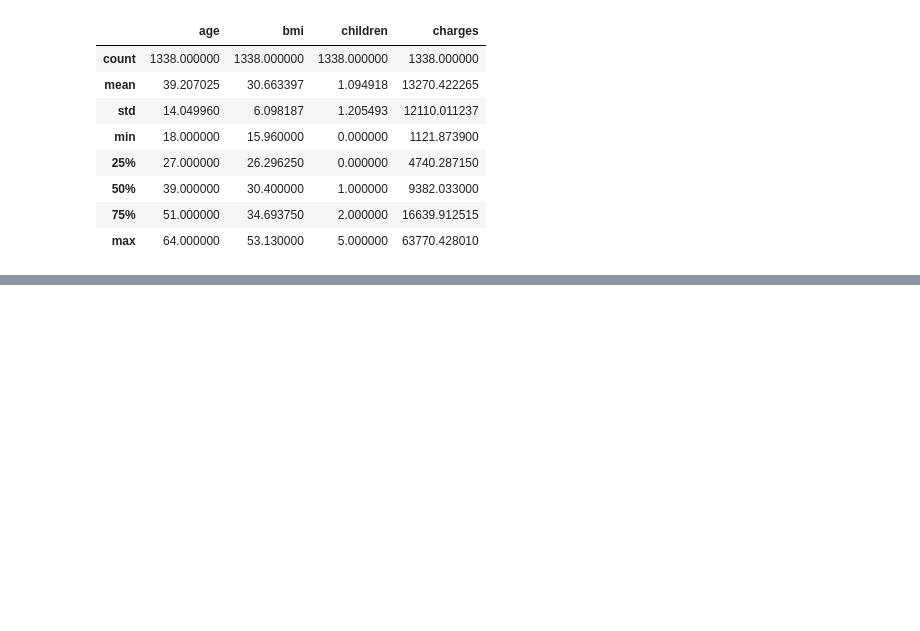
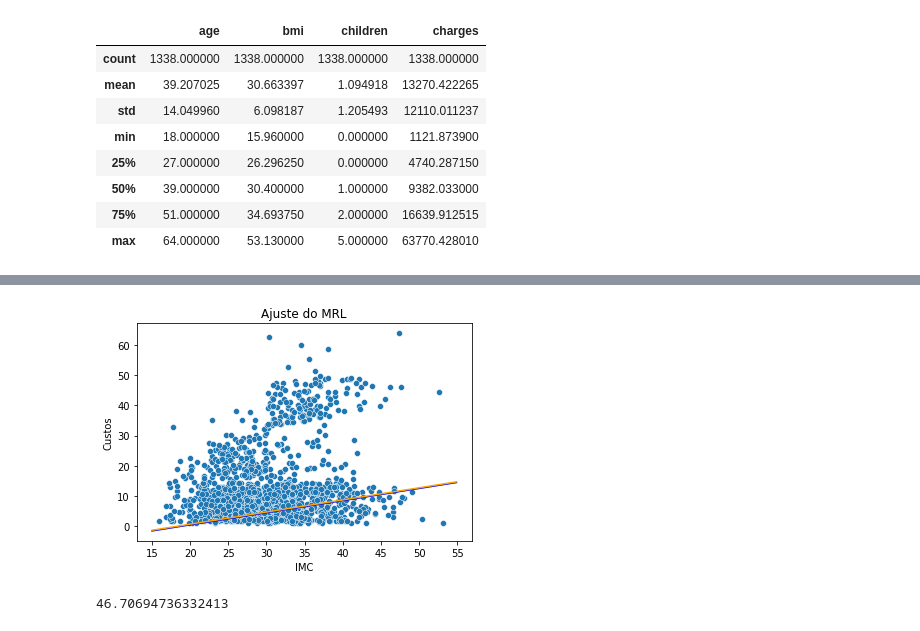
Before and after one commit to massilva/dominando-data-science, a Jupyter notebook: aula07.ipynb, the cells around one changed output, grey strips where cells are left out. Cells and saved outputs as stored; diff of their text form; code cells hidden in the pictures; blank space fills up the shorter version.

```diff
--- a/aula07.ipynb
+++ b/aula07.ipynb
@@ -77,0 +98,19 @@ vizdata.head()
+# %%
+
+# padrão na matemática utilizar letra maiuscula para Matriz
+X = data[['bmi']]
+y = data['charges'] # variável resposta
+
+new_bmi_data = [15, 22, 28, 33]
+new_bmi_df = pd.DataFrame({'bmi': new_bmi_data})
+model = LinearRegression()
+
+model.fit(X, y)
+print('b0', model.intercept_)
+print('b1', model.coef_[0])
+print()
+print(':: MORE')
+print('fi', model.fit_intercept)
+print('co', model.coef_)
+predict = model.predict(new_bmi_df)
+print(predict)
@@ -77,0 +125,43 @@ vizdata.head()
+# %%
+import numpy as np
+import matplotlib.pyplot as plt
+
+def plot(model, data, x_label, y_label, colors, hue_label = None):
+  b0 = model.intercept_
+  b1,*bs = model.coef_
+
+  sb.scatterplot(x = x_label, y = y_label, hue = hue_label, data = data)
+  x_points = np.arange(15, 55, 0.1)
+  base = b0 + b1 * x_points
+  plt.plot(x_points, base, color = colors[0])
+
+  for i, b in enumerate(bs, 1):
+    y_points = base + b * i
+    plt.plot(x_points, y_points, color = colors[i])
+    base = y_points
+
+  plt.title('Ajuste do MRL')
+  plt.xlabel('IMC')
+  plt.ylabel('Custos')
+  plt.show()
+
+plot(model, data, x_label='bmi', y_label='charges', colors=['blue', 'orange'])
+# %% [output]
+[figure, added]
+# %%
+# Add variável preditora
+
+X = data[['bmi', 'smoker']]
+y = data['charges']
+
+Xtrain, Xtest, ytrain, ytest = train_test_split(X, y, test_size=0.25)
+
+model.fit(Xtrain, ytrain)
+
+predict = model.predict(Xtest)
+
+eqm = mean_squared_error(ytest, predict)
+
+eqm
+# %% [output]
+46.70694736332413
```
Also changed, not shown: parts of 21 cells of this notebook.
